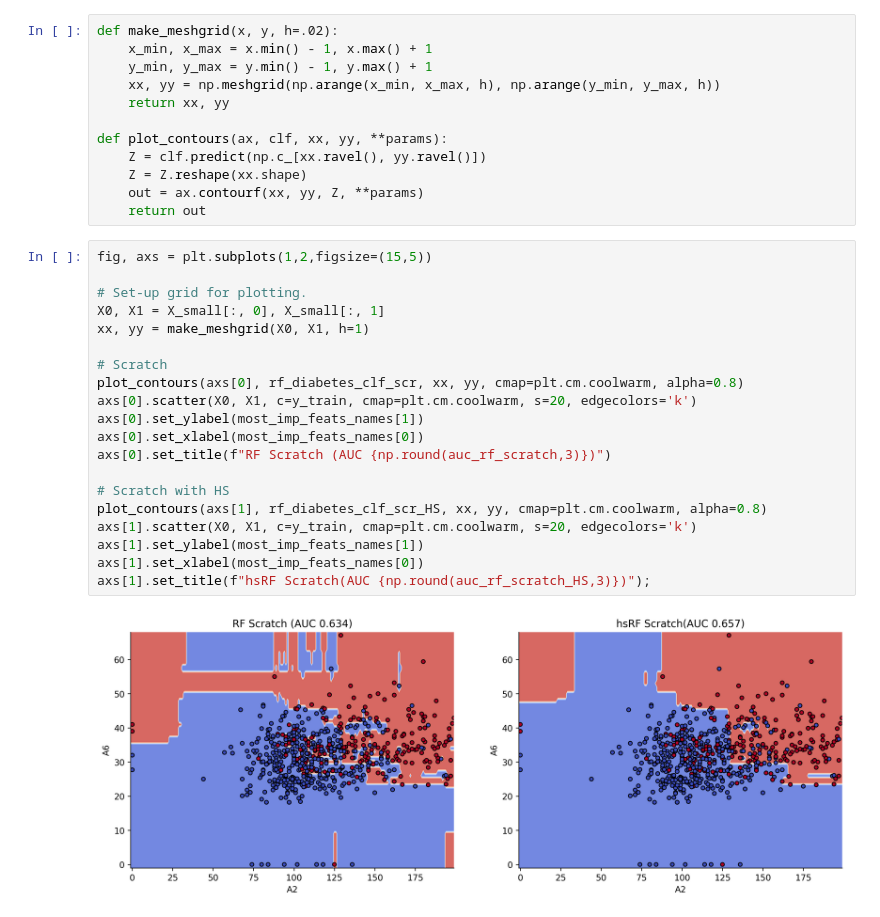
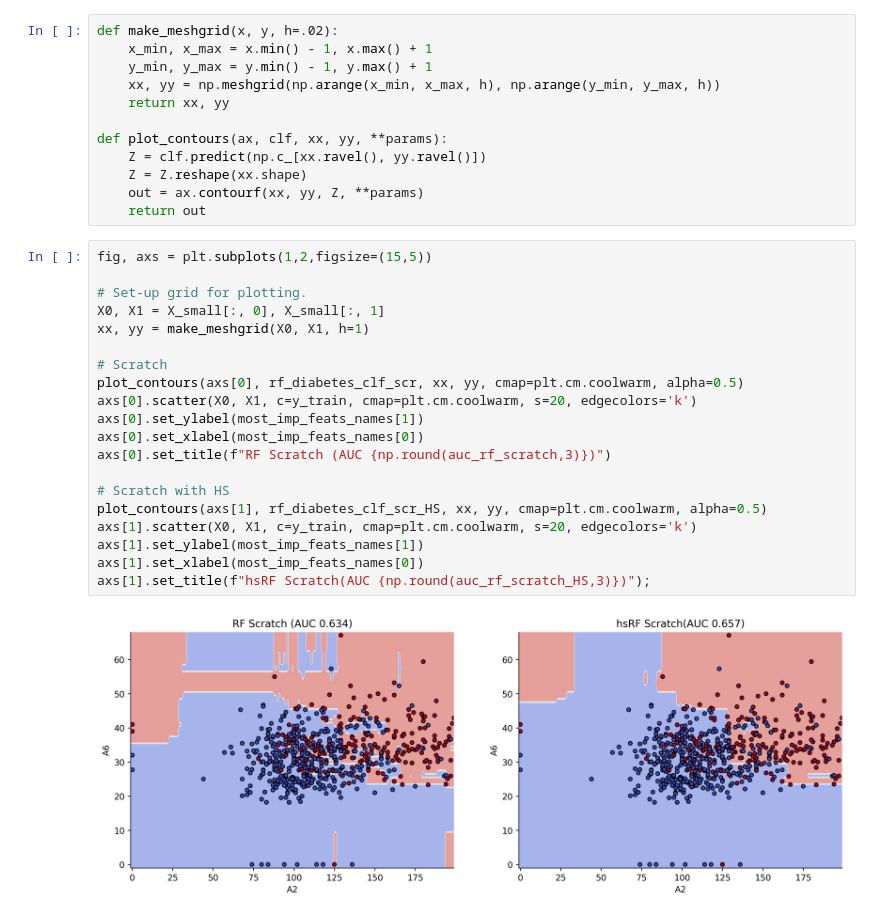
Before and after one commit to markusloecher/TreeBasedModel, a Jupyter notebook: notebooks/Recreation_results_HS_paper.ipynb, the cells around one changed output. Cells and saved outputs as stored; diff of their text form.

```diff
--- a/notebooks/Recreation_results_HS_paper.ipynb
+++ b/notebooks/Recreation_results_HS_paper.ipynb
@@ -305,22 +305,22 @@ def plot_contours(ax, clf, xx, yy, **params):
 # %%
 fig, axs = plt.subplots(1,2,figsize=(15,5))
 
 # Set-up grid for plotting.
 X0, X1 = X_small[:, 0], X_small[:, 1]
 xx, yy = make_meshgrid(X0, X1, h=1)
 
 # Scratch
-plot_contours(axs[0], rf_diabetes_clf_scr, xx, yy, cmap=plt.cm.coolwarm, alpha=0.8)
+plot_contours(axs[0], rf_diabetes_clf_scr, xx, yy, cmap=plt.cm.coolwarm, alpha=0.5)
 axs[0].scatter(X0, X1, c=y_train, cmap=plt.cm.coolwarm, s=20, edgecolors='k')
 axs[0].set_ylabel(most_imp_feats_names[1])
 axs[0].set_xlabel(most_imp_feats_names[0])
 axs[0].set_title(f"RF Scratch (AUC {np.round(auc_rf_scratch,3)})")
 
 # Scratch with HS
-plot_contours(axs[1], rf_diabetes_clf_scr_HS, xx, yy, cmap=plt.cm.coolwarm, alpha=0.8)
+plot_contours(axs[1], rf_diabetes_clf_scr_HS, xx, yy, cmap=plt.cm.coolwarm, alpha=0.5)
 axs[1].scatter(X0, X1, c=y_train, cmap=plt.cm.coolwarm, s=20, edgecolors='k')
 axs[1].set_ylabel(most_imp_feats_names[1])
 axs[1].set_xlabel(most_imp_feats_names[0])
 axs[1].set_title(f"hsRF Scratch(AUC {np.round(auc_rf_scratch_HS,3)})");
 # %% [output]
-[figure, old version]
+[figure, new version]
```
